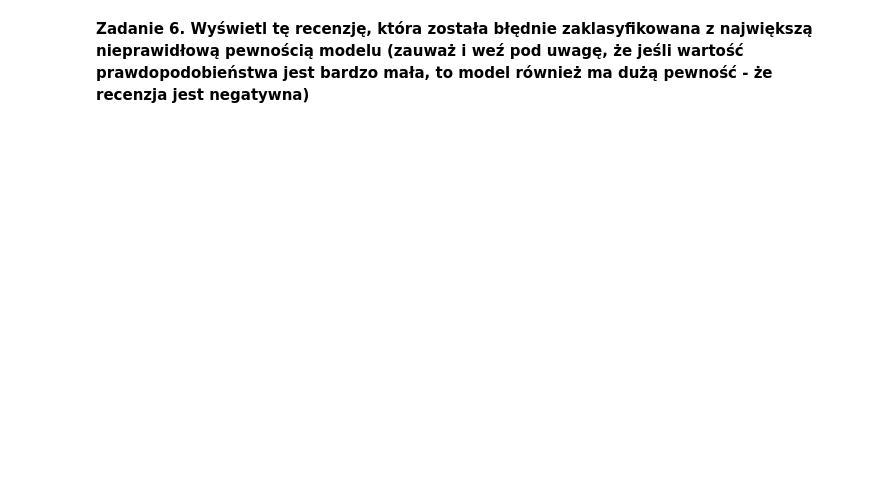
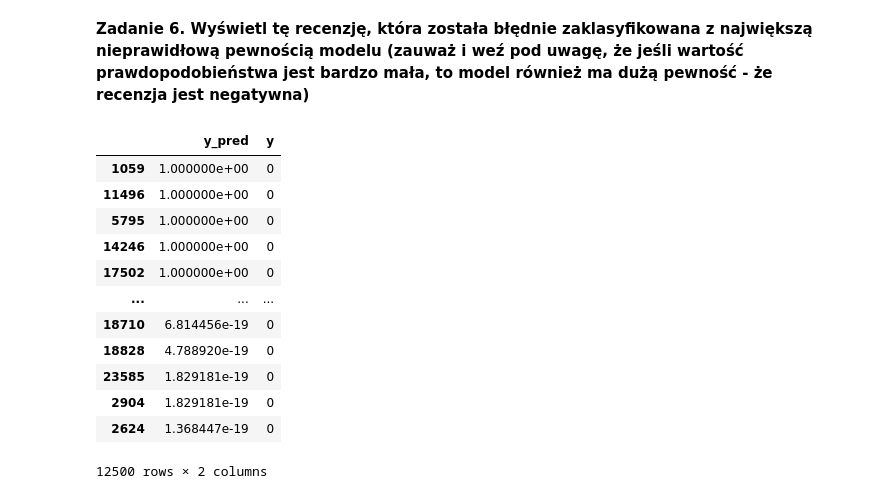
Before and after one commit to marcin-mulawa/deep_learning-cdv, a Jupyter notebook: 6. dense_sentiment_classifier/6. dense_sentiment_classifier.ipynb, the cells around one changed output. Cells and saved outputs as stored; diff of their text form; code cells hidden in the pictures; blank space fills up the shorter version.

```diff
--- a/6. dense_sentiment_classifier/6. dense_sentiment_classifier.ipynb
+++ b/6. dense_sentiment_classifier/6. dense_sentiment_classifier.ipynb
@@ -24,7 +24,7 @@ import matplotlib.pyplot as plt
 output_dir = 'output' #sieć będzie generować wyjście, więc określamy jego lokalizację
 
 #hiperparametry treningu
-epochs = 50
+epochs = 20
 batch_size = 512
 
 # hiperparametry przetwarzania tekstu:
@@ -219,8 +283,7 @@ history = model.fit(x_train, y_train, epochs=epochs, batch_size=batch_size, vali
 # %% [markdown]
 **Zadanie 5. Załaduj wagi z ostatniej epoki (sprawdź w dokumentacji tf) i dokonaj ewaluacji (inferecji) modelu na zbiorze walidacyjnym**
-# %%
-# Load the weights from the last epoch and perform model evaluation (inferencing) on the validation set
-model.load_weights(output_dir+"/weights.{epoch:02d}.hdf5".format(epoch=epochs))
+# %%
+model.load_weights(output_dir+f"/weights.{epochs}.hdf5".format(epoch=epochs))
 # %%
 y_pred = model.predict(x_valid)
 # %%
@@ -260,0 +346,16 @@ ydf.head(10)
+# %%
+ydf[ydf['y']==0].sort_values(by='y_pred', ascending=False)
+# %% [output]
+|  | y_pred | y |
+| 1059 | 1.000000e+00 | 0 |
+| 11496 | 1.000000e+00 | 0 |
+| 5795 | 1.000000e+00 | 0 |
+| 14246 | 1.000000e+00 | 0 |
+| 17502 | 1.000000e+00 | 0 |
+| ... | ... | ... |
+| 18710 | 6.814456e-19 | 0 |
+| 18828 | 4.788920e-19 | 0 |
+| 23585 | 1.829181e-19 | 0 |
+| 2904 | 1.829181e-19 | 0 |
+| 2624 | 1.368447e-19 | 0 |
+12500 rows × 2 columns
```
Also changed, not shown: parts of 16 cells of this notebook.
